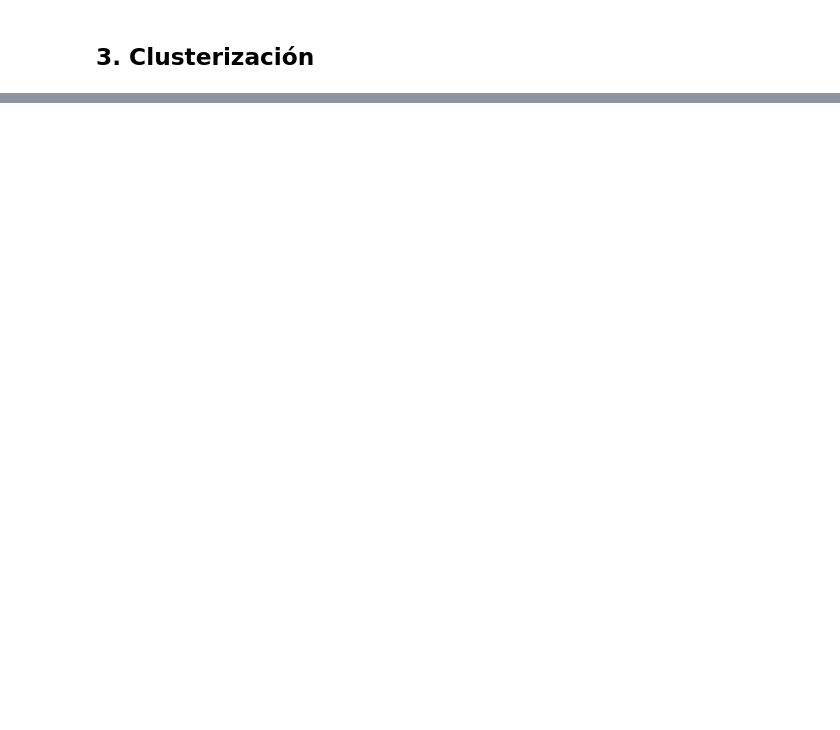
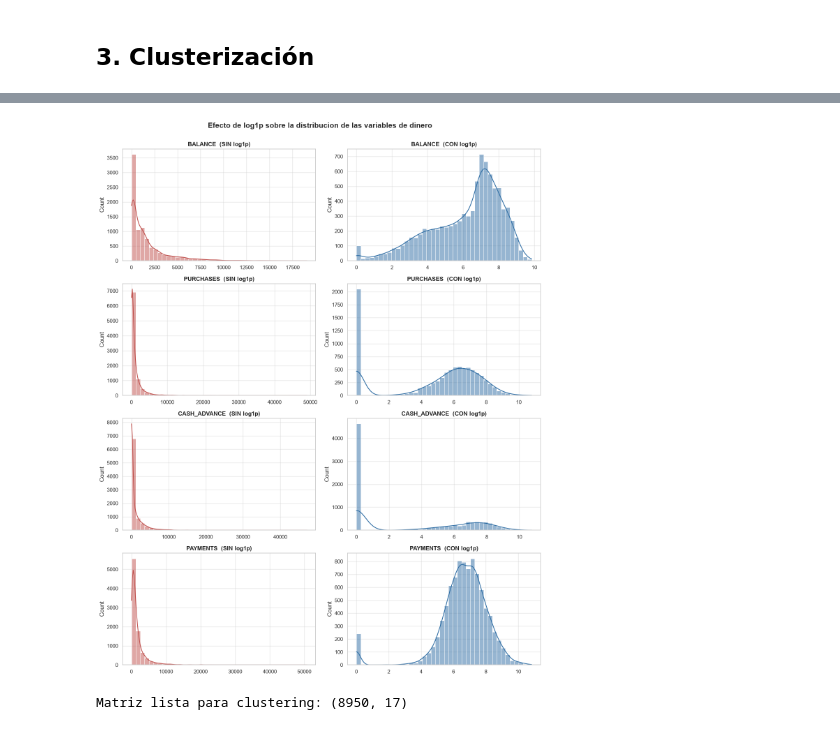
Before and after one commit to kendalls-s/Analisis-set-de-datos-de-Credit-Card, a Jupyter notebook: Proyecto_Final.ipynb, the cells around one changed output, grey strips where cells are left out. Cells and saved outputs as stored; diff of their text form; code cells hidden in the pictures; blank space fills up the shorter version.

```diff
--- a/Proyecto_Final.ipynb
+++ b/Proyecto_Final.ipynb
@@ -351,0 +377,3 @@ comparacion
+# %%
+sns.set_style("whitegrid")
+AZUL = '#2E6DA4'
@@ -351,0 +402,22 @@ comparacion
+# %%
+# %% Carga del dataset limpio y definicion de las variables de dinero
+datos = pd.read_csv('CC_GENERAL_clean.csv')
+
+# Variables monetarias: tienen cola larga a la derecha y no tienen tope.
+monetarias = ['BALANCE', 'PURCHASES', 'ONEOFF_PURCHASES', 'INSTALLMENTS_PURCHASES',
+              'CASH_ADVANCE', 'CREDIT_LIMIT', 'PAYMENTS', 'MINIMUM_PAYMENTS']
+
+print('Dimensiones del dataset:', datos.shape)
+print('Variables a las que aplicaremos log1p:', len(monetarias))
+
+
+# %% Version SIN log1p  y  version CON log1p
+# Version A (sin log1p): los datos tal cual.
+datos_sin = datos.copy()
+
+# Version B (con log1p): solo transformamos las variables de dinero.
+datos_con = datos.copy()
+datos_con[monetarias] = np.log1p(datos_con[monetarias])
+
+print('Ejemplo BALANCE  -> sin log1p:', round(datos_sin['BALANCE'].max(), 1),
+      '| con log1p:', round(datos_con['BALANCE'].max(), 2))
@@ -351,0 +441,33 @@ comparacion
+# %%
+# %% Comparativa visual: histogramas SIN vs CON log1p
+# Ponemos lado a lado la misma variable: izquierda cruda, derecha con log1p.
+vars_demo = ['BALANCE', 'PURCHASES', 'CASH_ADVANCE', 'PAYMENTS']
+
+fig, axes = plt.subplots(len(vars_demo), 2, figsize=(13, 16))
+for i, col in enumerate(vars_demo):
+    sns.histplot(datos_sin[col], bins=40, kde=True, ax=axes[i, 0], color='#C0504D')
+    axes[i, 0].set_title(f'{col}  (SIN log1p)', fontsize=12, fontweight='bold')
+    axes[i, 0].set_xlabel('')
+
+    sns.histplot(datos_con[col], bins=40, kde=True, ax=axes[i, 1], color=AZUL)
+    axes[i, 1].set_title(f'{col}  (CON log1p)', fontsize=12, fontweight='bold')
+    axes[i, 1].set_xlabel('')
+
+plt.suptitle('Efecto de log1p sobre la distribucion de las variables de dinero',
+             fontsize=15, fontweight='bold', y=1.00)
+plt.tight_layout()
+plt.show()
+# %% [output]
+[figure, added]
+# %%
+# %% Estandarizado (StandardScaler) sobre la version con log1p
+# Despues de log1p seguimos necesitando poner todas las variables en la misma
+# escala (media 0, desviacion 1) para que ninguna pese mas que otra por sus
+# unidades. Esta es la matriz que usaremos de aqui en adelante.
+escalador = StandardScaler()
+X = escalador.fit_transform(datos_con)          # matriz final para PCA y K-Means
+columnas = datos_con.columns
+
+print('Matriz lista para clustering:', X.shape)
+# %% [output]
+Matriz lista para clustering: (8950, 17)
```
Also changed, not shown: parts of 25 cells of this notebook.
